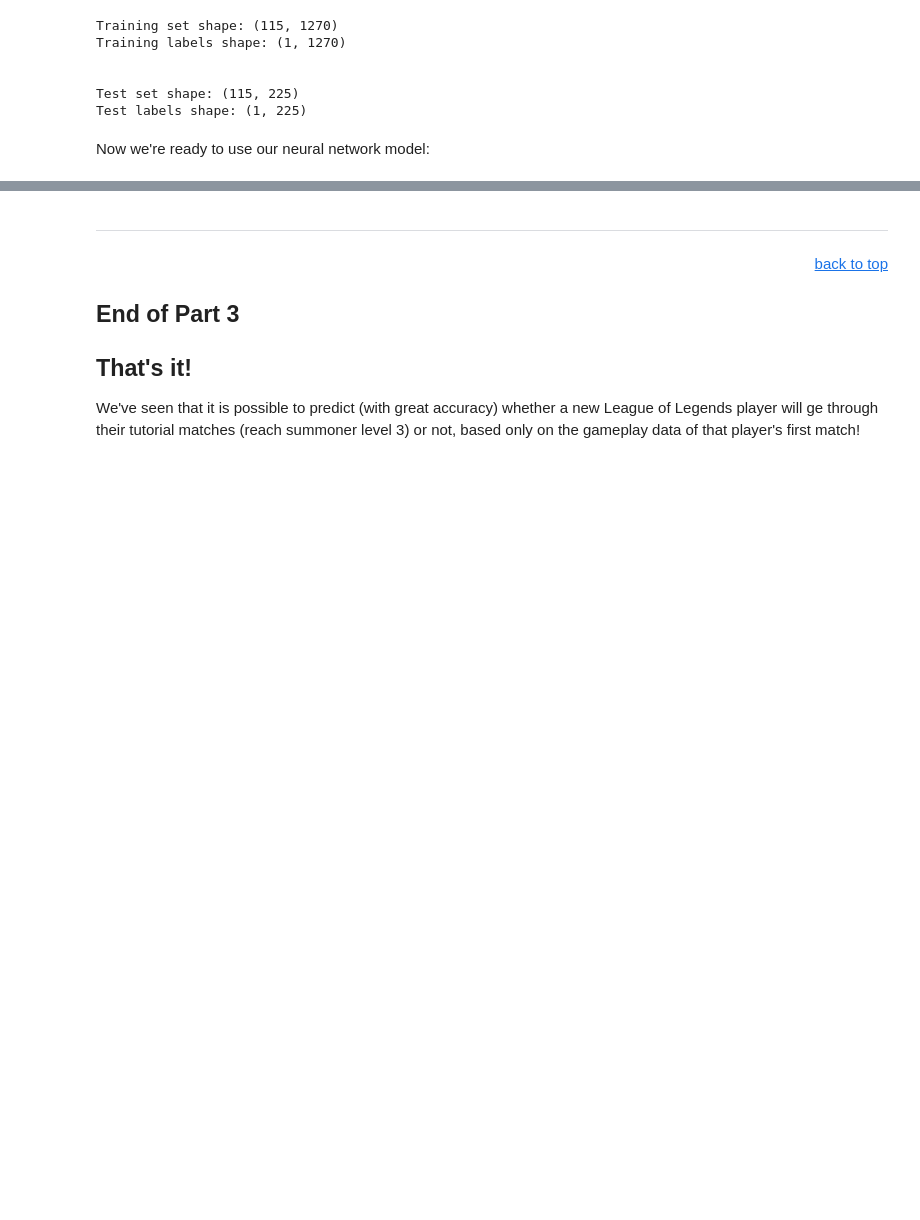
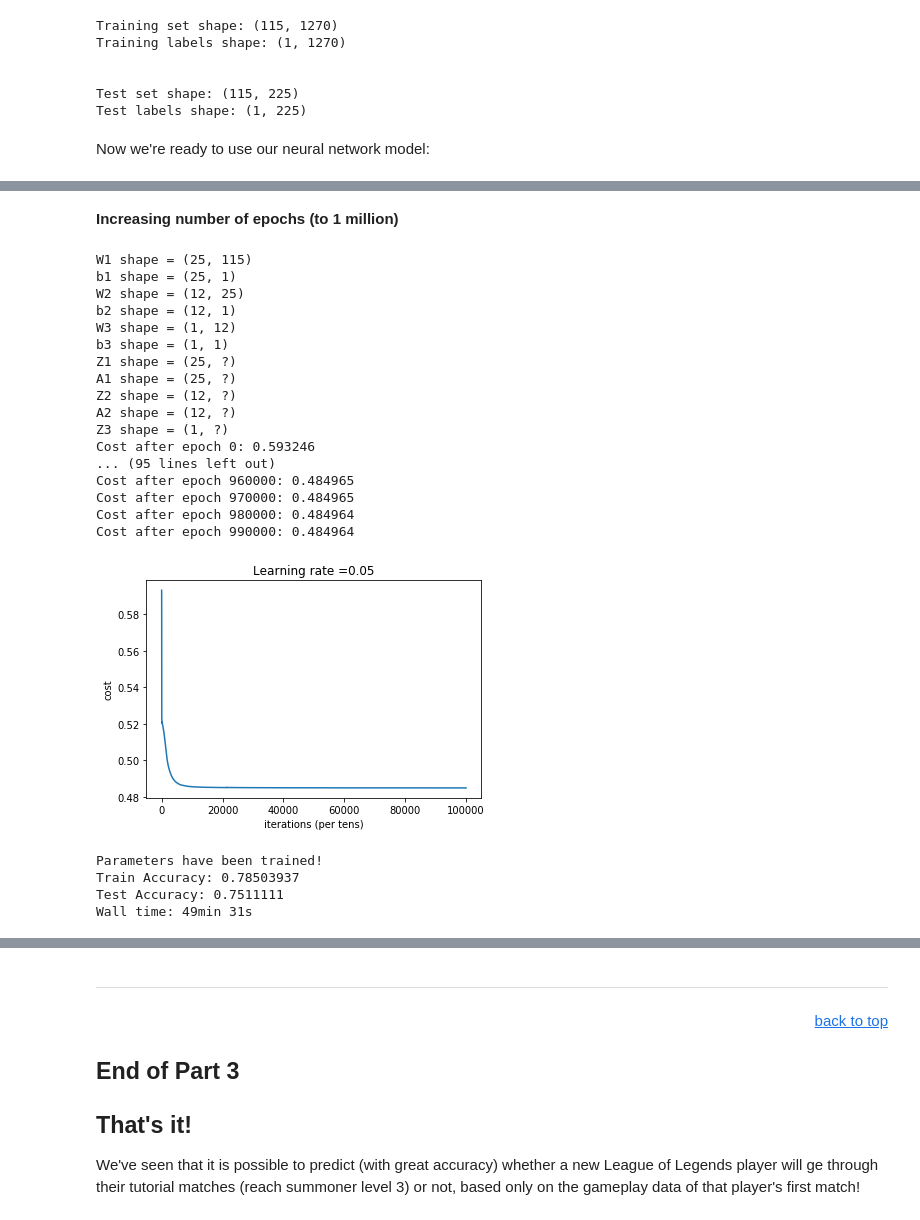
Before and after one commit to dskarbrevik/League-of-Legends-Churn-Prediction, a Jupyter notebook: LoL Churn Predictor [Part 3 - Data Modeling].ipynb, the cells around one changed output, grey strips where cells are left out. Drawn from its saved outputs; the diff is of its cells as text; code cells hidden in the pictures; blank space fills up the shorter version.

```diff
--- a/LoL Churn Predictor [Part 3 - Data Modeling].ipynb
+++ b/LoL Churn Predictor [Part 3 - Data Modeling].ipynb
@@ -691,0 +722,41 @@ We see that in essentially no time, this simple neural network found parameters
+# %% [markdown]
+**Increasing number of epochs (to 1 million)**
+# %%
+%%notify -m "1 million epoch training complete!"
+%%time
+
+# seed for reproducibility
+tf.set_random_seed(2)
+
+# choose your parameters
+num_layers = 3
+nodes_in_layer = [25,12,1]
+num_epochs= 1000000
+learning_rate = 0.05
+
+# train and test the network
+test = neural_network(X_train_network, Y_train_network, X_test_network, Y_test_network,
+               num_layers, nodes_in_layer, num_epochs, learning_rate)
+# %% [output]
+W1 shape = (25, 115)
+b1 shape = (25, 1)
+W2 shape = (12, 25)
+b2 shape = (12, 1)
+W3 shape = (1, 12)
+b3 shape = (1, 1)
+Z1 shape = (25, ?)
+A1 shape = (25, ?)
+Z2 shape = (12, ?)
+A2 shape = (12, ?)
+Z3 shape = (1, ?)
+Cost after epoch 0: 0.593246
+... (95 lines left out)
+Cost after epoch 960000: 0.484965
+Cost after epoch 970000: 0.484965
+Cost after epoch 980000: 0.484964
+Cost after epoch 990000: 0.484964
+[figure, added]
+Parameters have been trained!
+Train Accuracy: 0.78503937
+Test Accuracy: 0.7511111
+Wall time: 49min 31s
```
Also changed, not shown: parts of 19 cells of this notebook, 3 other files.
